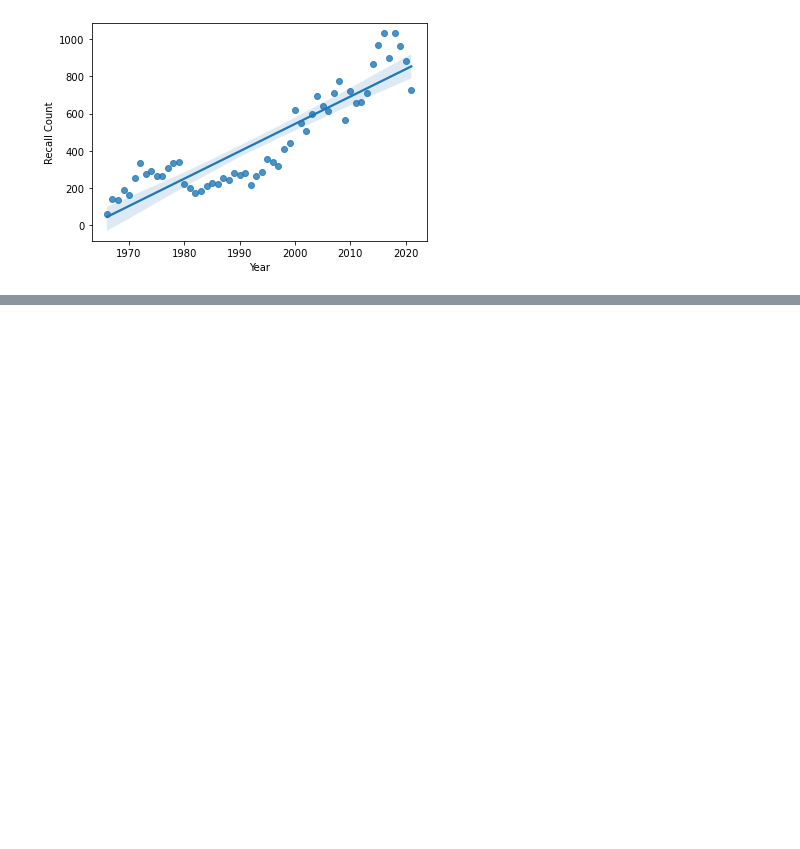
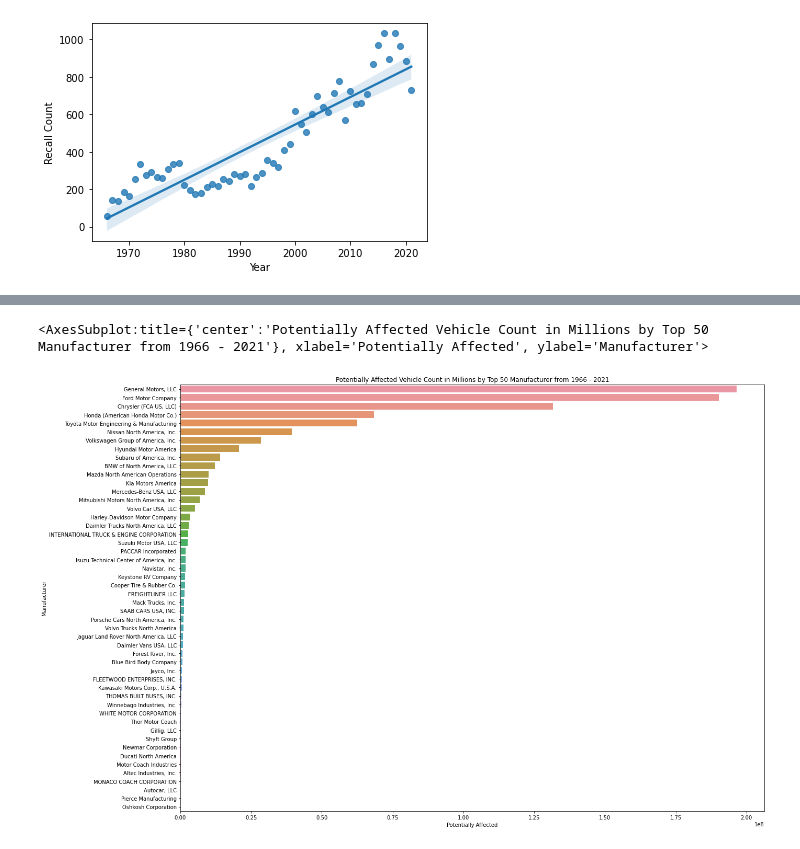
Before and after one commit to ekarbeyaz/nhtsa-recalls-data-manipulation, a Jupyter notebook: Script - Recalls.ipynb, the cells around one changed output, grey strips where cells are left out. Cells and saved outputs as stored; diff of their text form; code cells hidden in the pictures; blank space fills up the shorter version.

```diff
--- a/Script - Recalls.ipynb
+++ b/Script - Recalls.ipynb
@@ -183,0 +235,8 @@ df_recall_count_with_affected.to_csv(pwd+"\\Years_Output_csv.csv", index=False)
+# %%
+plt.figure(figsize=(20,15))
+plt.title("Potentially Affected Vehicle Count in Millions by Top 50 Manufacturer from 1966 - 2021")
+df_recall_top_50 = df_recall_top_50.sort_values(by="Potentially Affected", ascending=False)
+sns.barplot(x="Potentially Affected", y="Manufacturer", data=df_recall_top_50)
+# %% [output]
+<AxesSubplot:title={'center':'Potentially Affected Vehicle Count in Millions by Top 50 Manufacturer from 1966 - 2021'}, xlabel='Potentially Affected', ylabel='Manufacturer'>
+[figure, added]
```
Also changed, not shown: parts of 11 cells of this notebook.
